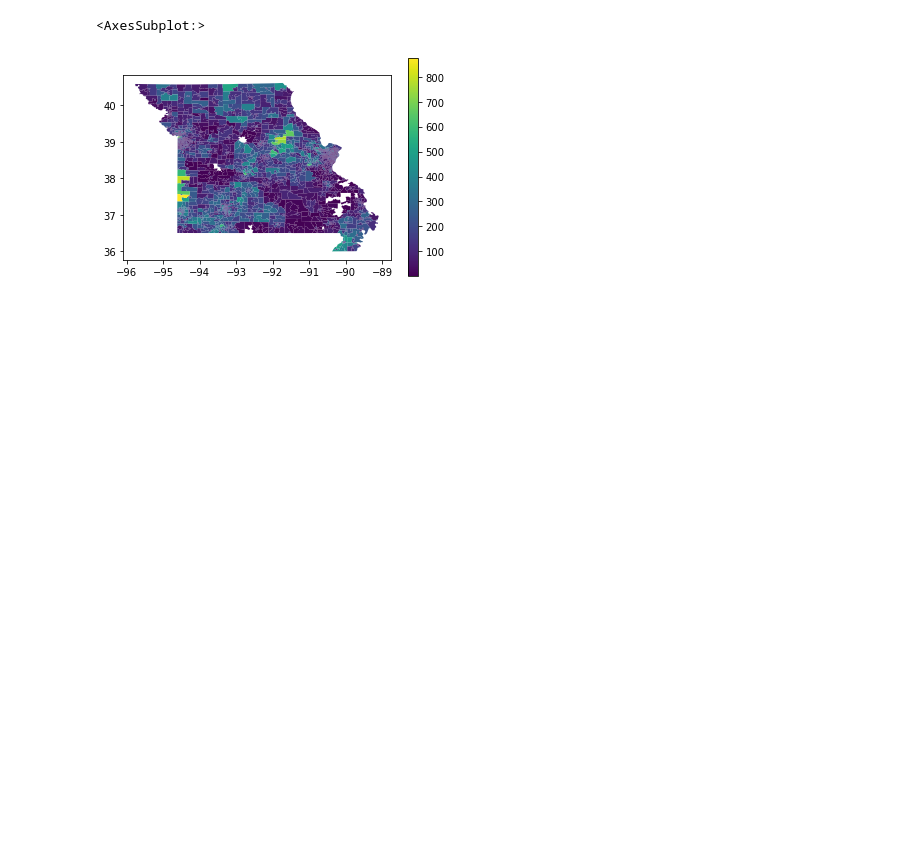
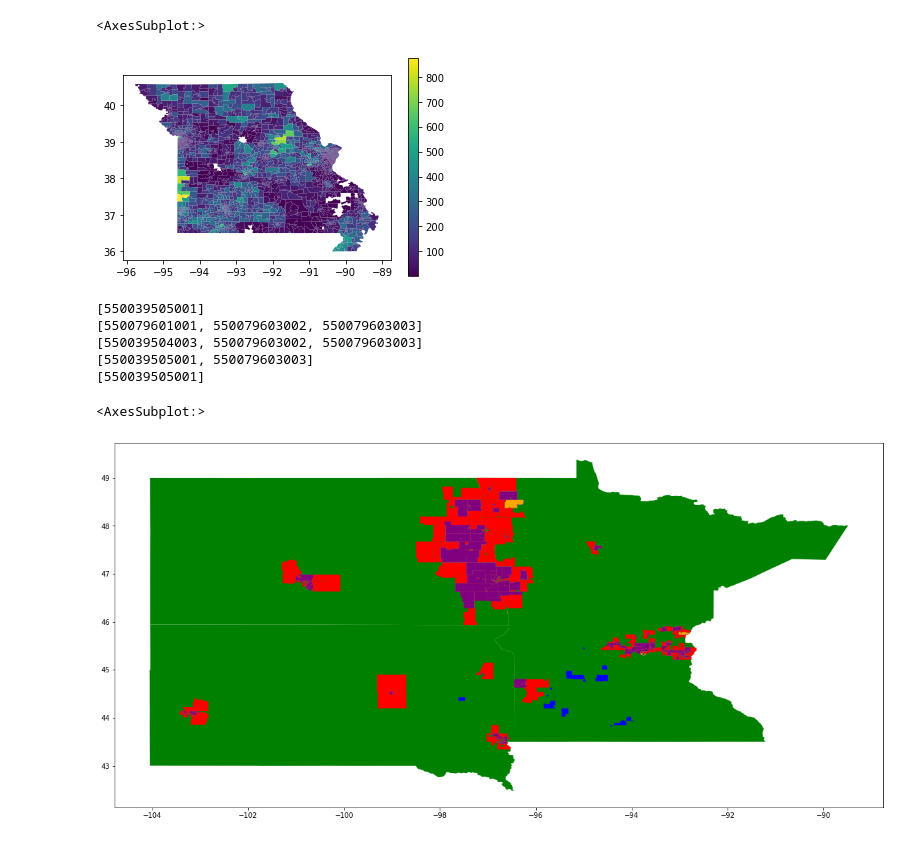
Before and after one commit to PrathamSoni/FCC904, a Jupyter notebook: neighbors.ipynb, the cells around one changed output. Drawn from its saved outputs; the diff is of its cells as text; code cells hidden in the pictures; blank space fills up the shorter version.

```diff
--- a/neighbors.ipynb
+++ b/neighbors.ipynb
@@ -277,3 +277,25 @@ geopandas.GeoDataFrame(df).plot(column= "num_existing",ax=ax, legend=True, figsi
 # %% [output]
 <AxesSubplot:>
 [figure]
+# %%
+def explode_processed_bids(processed_bid_dict):
+    list_of_rows = []
+    for k, v in processed_bid_dict.items():
+        for idx, row in v.iterrows():
+            for bidder, neighboring_bg in row.neighbors[0].items():
+                list_of_rows.append([bidder, row.bidder, row.GEOID, row.geometry, [neighboring_bg]])
+    return geopandas.GeoDataFrame(list_of_rows, columns=["bidder", "competitors", "GEOID", "geometry", "neighbors"])
+exploded_df = explode_processed_bids(processed_bid_dict)
+# %% [output]
+[550039505001]
+[550079601001, 550079603002, 550079603003]
+[550039504003, 550079603002, 550079603003]
+[550039505001, 550079603003]
+[550039505001]
+# %%
+all_bids_by_bidder = bids.groupby("bidder")["census_id"].apply(set).reset_index(name="all_bids")
+all_bids_by_bidder = {k:v for k, v in zip(all_bids_by_bidder.bidder, all_bids_by_bidder.all_bids)}
+all_neighbored_bids_by_bidder = exploded_df.groupby("bidder")["GEOID"].apply(set).reset_index(name="all_bids")
+all_neighbored_bids_by_bidder = {k:v for k, v in zip(all_neighbored_bids_by_bidder.bidder, all_neighbored_bids_by_bidder.all_bids)}
+all_neighbors_by_bidder = exploded_df.groupby("bidder")["neighbors"].apply(lambda x: set([z for y in x for z in y[0]])).reset_index(name="all_bids")
+all_neighbors_by_bidder = {k:v for k, v in zip(all_neighbors_by_bidder.bidder, all_neighbors_by_bidder.all_bids)}
@@ -279,0 +316,35 @@ geopandas.GeoDataFrame(df).plot(column= "num_existing",ax=ax, legend=True, figsi
+# %%
+states = ["27", "38", "46"]
+selected_bidder = "Midcontinent Communications"
+df = geopandas.GeoDataFrame(columns=['color', 'geometry'])
+df1 = geopandas.GeoDataFrame(columns=['color', 'geometry'])
+df2 = geopandas.GeoDataFrame(columns=['color', 'geometry'])
+df3 = geopandas.GeoDataFrame(columns=['color', 'geometry'])
+df4 = geopandas.GeoDataFrame(columns=['color', 'geometry'])
+
+df["geometry"] = state_shapes.loc[state_shapes["STATEFP"].isin(states)].geometry
+df["color"] = "green"
+
+n = set(all_neighbors_by_bidder[selected_bidder])
+h = set(all_neighbored_bids_by_bidder[selected_bidder])
+b = set(all_bids_by_bidder[selected_bidder])
+combined = n.intersection(b)
+
+df1["geometry"] = county_shapes.loc[county_shapes.GEOID.isin(n)].geometry
+df1["color"] = "red"
+
+df2["geometry"] = county_shapes.loc[county_shapes.GEOID.isin(b)].geometry
+df2["color"] = "blue"
+
+df3["geometry"] = county_shapes.loc[county_shapes.GEOID.isin(h)].geometry
+df3["color"] = "orange"
+
+df4["geometry"] = county_shapes.loc[county_shapes.GEOID.isin(combined)].geometry
+df4["color"] = "purple"
+
+df = pd.concat([df, df1, df2, df3, df4])
+
+df.plot(color=df['color'], figsize=(20, 15))
+# %% [output]
+<AxesSubplot:>
+[figure, added]
```
Also changed, not shown: parts of 4 cells of this notebook, 1 other file.
